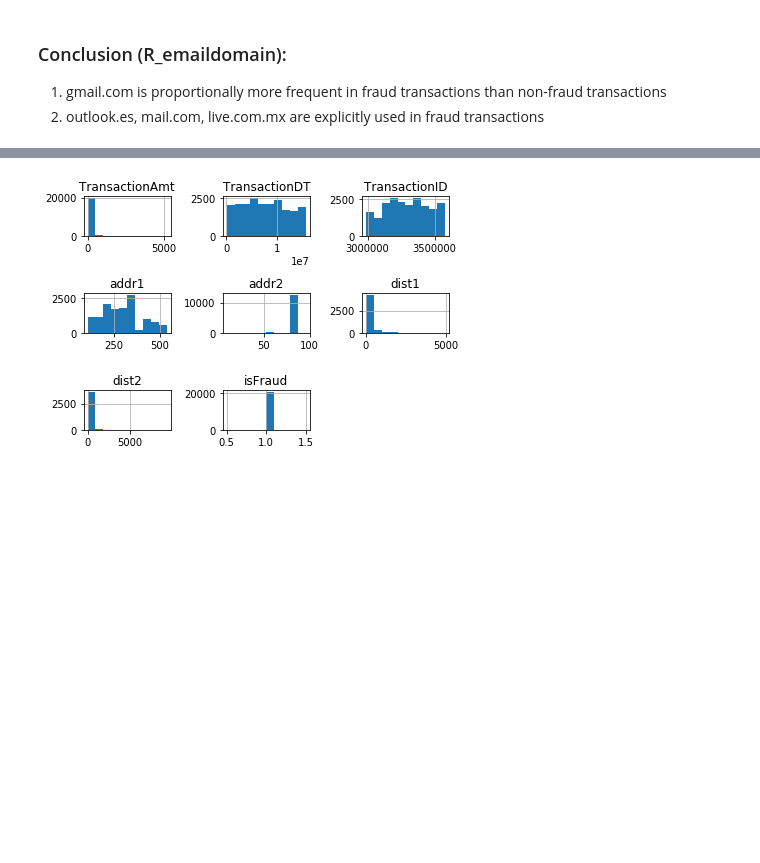
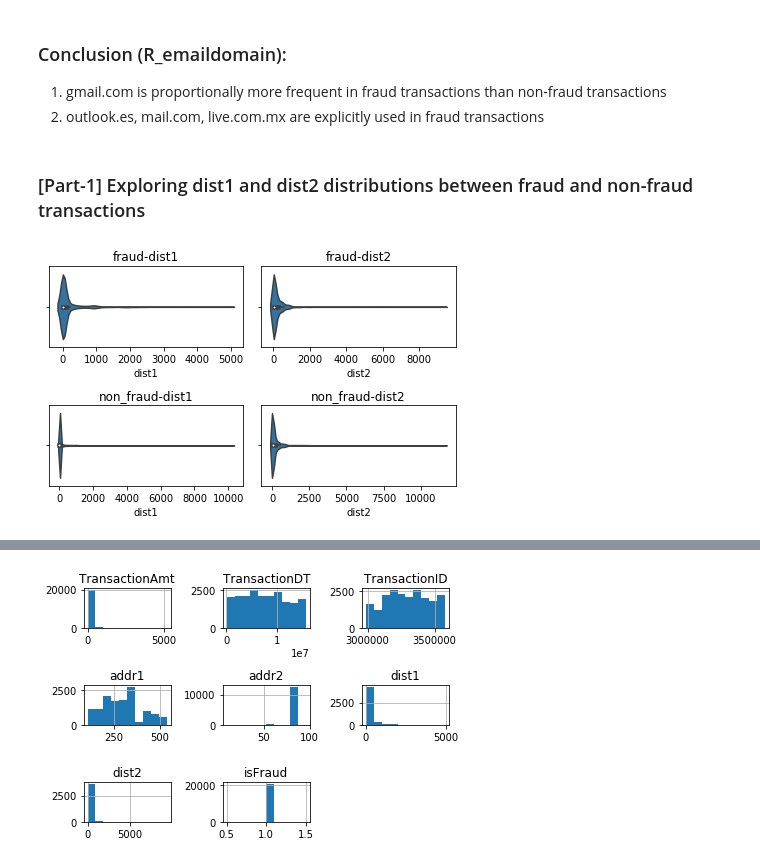
Before and after one commit to ParasAvkirkar/IEEEFraudDetection, a Jupyter notebook: analysis/analysisNotebook.ipynb, the cells around one changed output, grey strips where cells are left out. Drawn from its saved outputs; the diff is of its cells as text; code cells hidden in the pictures; blank space fills up the shorter version.

```diff
--- a/analysis/analysisNotebook.ipynb
+++ b/analysis/analysisNotebook.ipynb
@@ -390,3 +426,19 @@ plt.tight_layout()
 ### Conclusion (R_emaildomain):
 1.  gmail.com is proportionally more frequent in fraud transactions than non-fraud transactions
 2.  outlook.es, mail.com, live.com.mx are explicitly used in fraud transactions
+# %% [markdown]
+### [Part-1] Exploring dist1 and dist2 distributions between fraud and non-fraud transactions
+# %%
+figures, axes = plt.subplots(2,2)
+sns.violinplot(x=fraudulent_df["dist1"], ax=axes[0,0])
+sns.violinplot(x=fraudulent_df["dist2"], ax=axes[0,1])
+sns.violinplot(x=non_fraudulent_df["dist1"], ax=axes[1,0])
+sns.violinplot(x=non_fraudulent_df["dist2"], ax=axes[1,1])
+axes[0,0].set_title("fraud-dist1")
+axes[0,1].set_title("fraud-dist2")
+axes[1,0].set_title("non_fraud-dist1")
+axes[1,1].set_title("non_fraud-dist2")
+
+plt.tight_layout()
+# %% [output]
+[figure, added]
```
Also changed, not shown: parts of 101 cells of this notebook, 6 other files.
